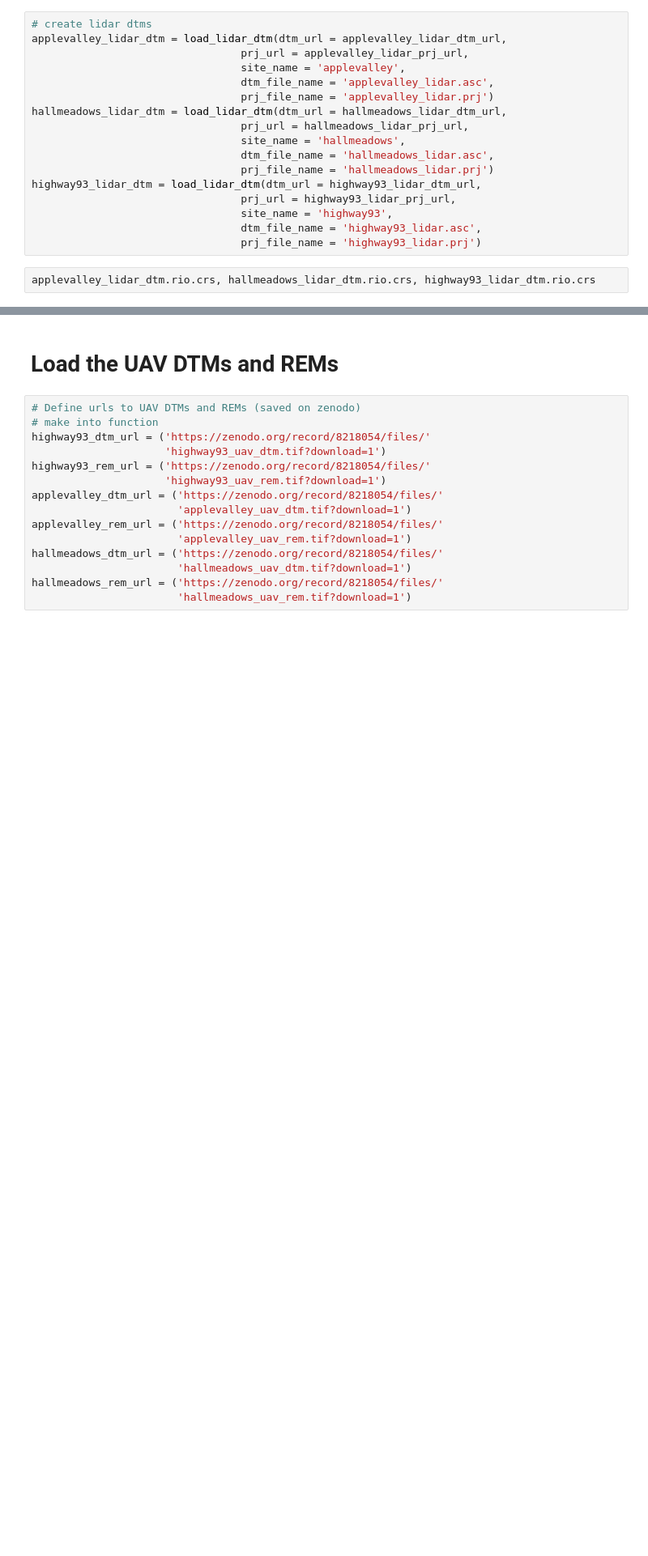
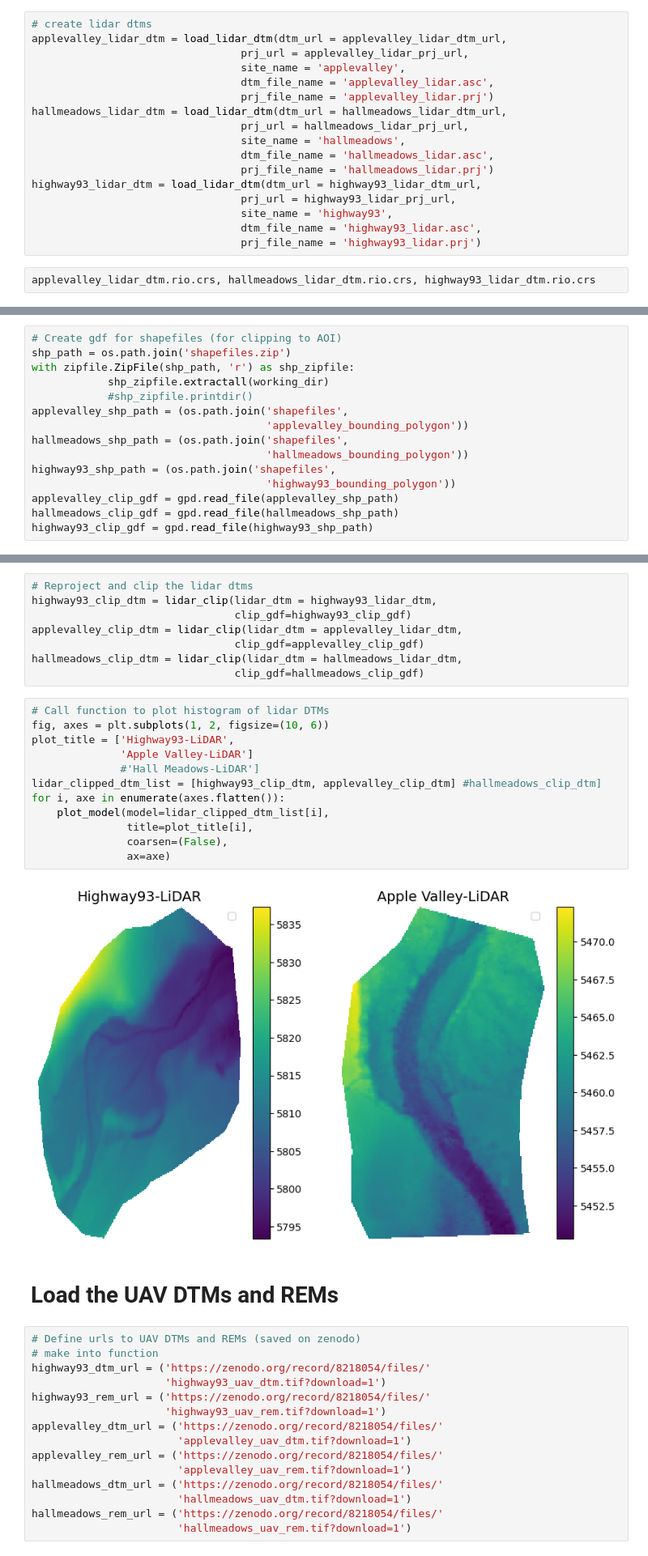
Before and after one commit to lechipman/example-project-repository, a Jupyter notebook: lidar_processing.ipynb, the cells around one changed output, grey strips where cells are left out. Shown at 81% size. Cells and saved outputs as stored; diff of their text form; blank space fills up the shorter version.

```diff
--- a/lidar_processing.ipynb
+++ b/lidar_processing.ipynb
@@ -192,0 +250,15 @@ applevalley_lidar_dtm.rio.crs, hallmeadows_lidar_dtm.rio.crs, highway93_lidar_dt
+# %%
+# Create gdf for shapefiles (for clipping to AOI)
+shp_path = os.path.join('shapefiles.zip')
+with zipfile.ZipFile(shp_path, 'r') as shp_zipfile:
+            shp_zipfile.extractall(working_dir)
+            #shp_zipfile.printdir()
+applevalley_shp_path = (os.path.join('shapefiles',
+                                     'applevalley_bounding_polygon'))
+hallmeadows_shp_path = (os.path.join('shapefiles',
+                                     'hallmeadows_bounding_polygon'))
+highway93_shp_path = (os.path.join('shapefiles',
+                                     'highway93_bounding_polygon'))
+applevalley_clip_gdf = gpd.read_file(applevalley_shp_path)
+hallmeadows_clip_gdf = gpd.read_file(hallmeadows_shp_path)
+highway93_clip_gdf = gpd.read_file(highway93_shp_path)
@@ -193,3 +294,25 @@ applevalley_lidar_dtm.rio.crs, hallmeadows_lidar_dtm.rio.crs, highway93_lidar_dt
+# %%
+# Reproject and clip the lidar dtms
+highway93_clip_dtm = lidar_clip(lidar_dtm = highway93_lidar_dtm,
+                                clip_gdf=highway93_clip_gdf)
+applevalley_clip_dtm = lidar_clip(lidar_dtm = applevalley_lidar_dtm,
+                                clip_gdf=applevalley_clip_gdf)
+hallmeadows_clip_dtm = lidar_clip(lidar_dtm = hallmeadows_lidar_dtm,
+                                clip_gdf=hallmeadows_clip_gdf)
+# %%
+# Call function to plot histogram of lidar DTMs
+fig, axes = plt.subplots(1, 2, figsize=(10, 6))
+plot_title = ['Highway93-LiDAR',
+              'Apple Valley-LiDAR']
+              #'Hall Meadows-LiDAR']
+lidar_clipped_dtm_list = [highway93_clip_dtm, applevalley_clip_dtm] #hallmeadows_clip_dtm]
+for i, axe in enumerate(axes.flatten()):
+    plot_model(model=lidar_clipped_dtm_list[i],
+               title=plot_title[i],
+               coarsen=(False),
+               ax=axe)
+# %% [output]
+[figure, added]
 # %% [markdown]
 # Load the UAV DTMs and REMs
 # %%
```
Also changed, not shown: parts of 9 cells of this notebook, 1 other file.
